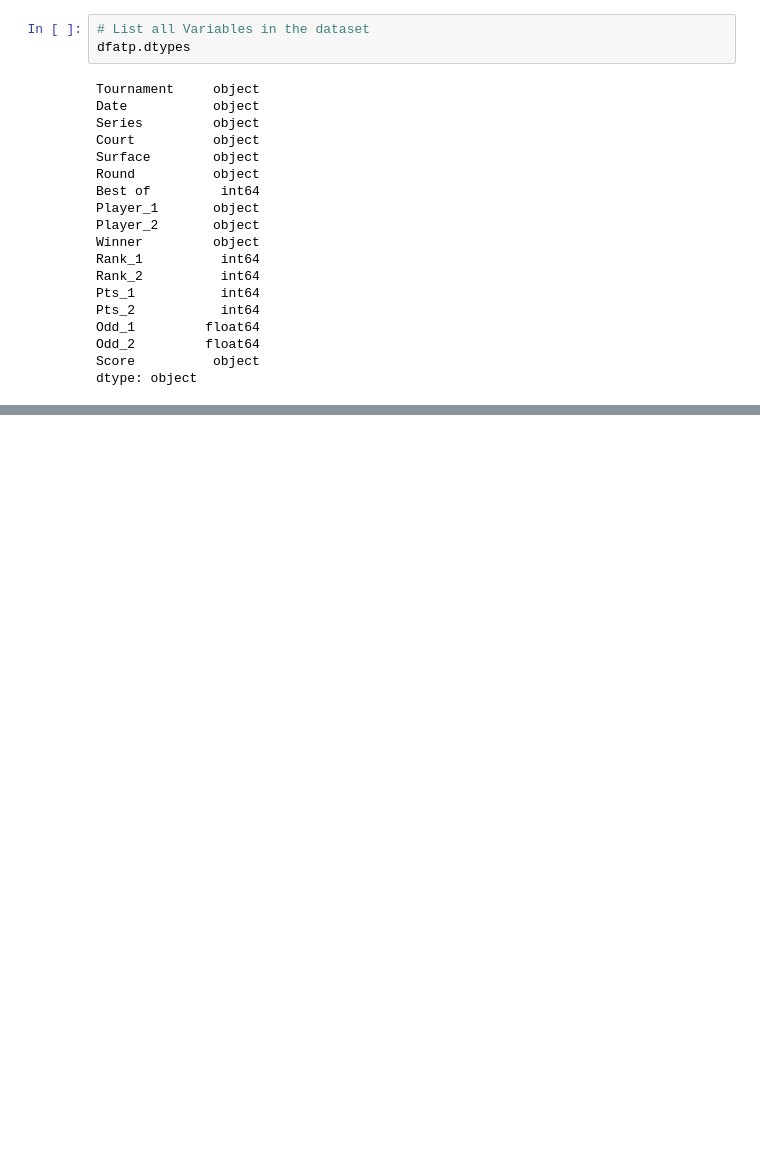
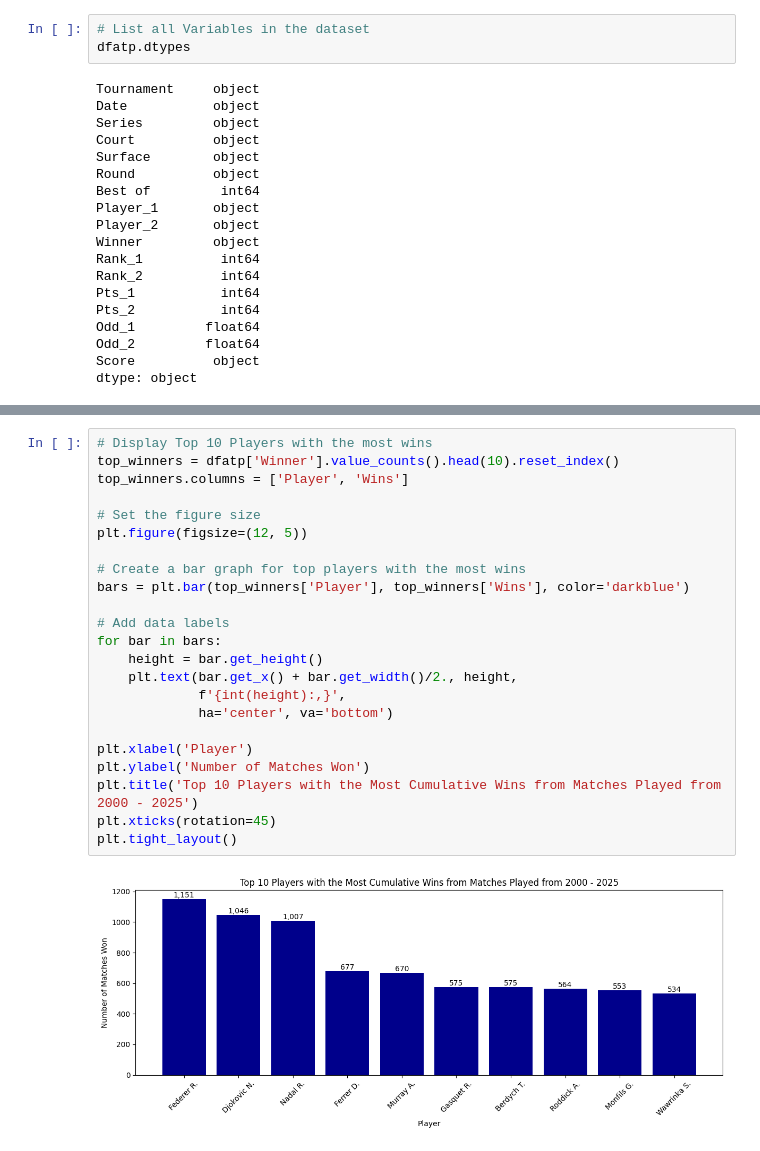
Before and after one commit to sxp189/usopen, a Jupyter notebook: atp_eda.ipynb, the cells around one changed output, grey strips where cells are left out. Saved outputs shown, nothing was run; the diff lists cells and outputs as text; blank space fills up the shorter version.

```diff
--- a/atp_eda.ipynb
+++ b/atp_eda.ipynb
@@ -143,0 +264,25 @@ Name: count, Length: 266, dtype: int64
+# %%
+# Display Top 10 Players with the most wins
+top_winners = dfatp['Winner'].value_counts().head(10).reset_index()
+top_winners.columns = ['Player', 'Wins']
+
+# Set the figure size
+plt.figure(figsize=(12, 5))
+
+# Create a bar graph for top players with the most wins
+bars = plt.bar(top_winners['Player'], top_winners['Wins'], color='darkblue')
+
+# Add data labels
+for bar in bars:
+    height = bar.get_height()
+    plt.text(bar.get_x() + bar.get_width()/2., height,
+             f'{int(height):,}',
+             ha='center', va='bottom')
+
+plt.xlabel('Player')
+plt.ylabel('Number of Matches Won')
+plt.title('Top 10 Players with the Most Cumulative Wins from Matches Played from 2000 - 2025')
+plt.xticks(rotation=45)
+plt.tight_layout()
+# %% [output]
+[figure, added]
```
Also changed, not shown: parts of 17 cells of this notebook, 2 other files.
